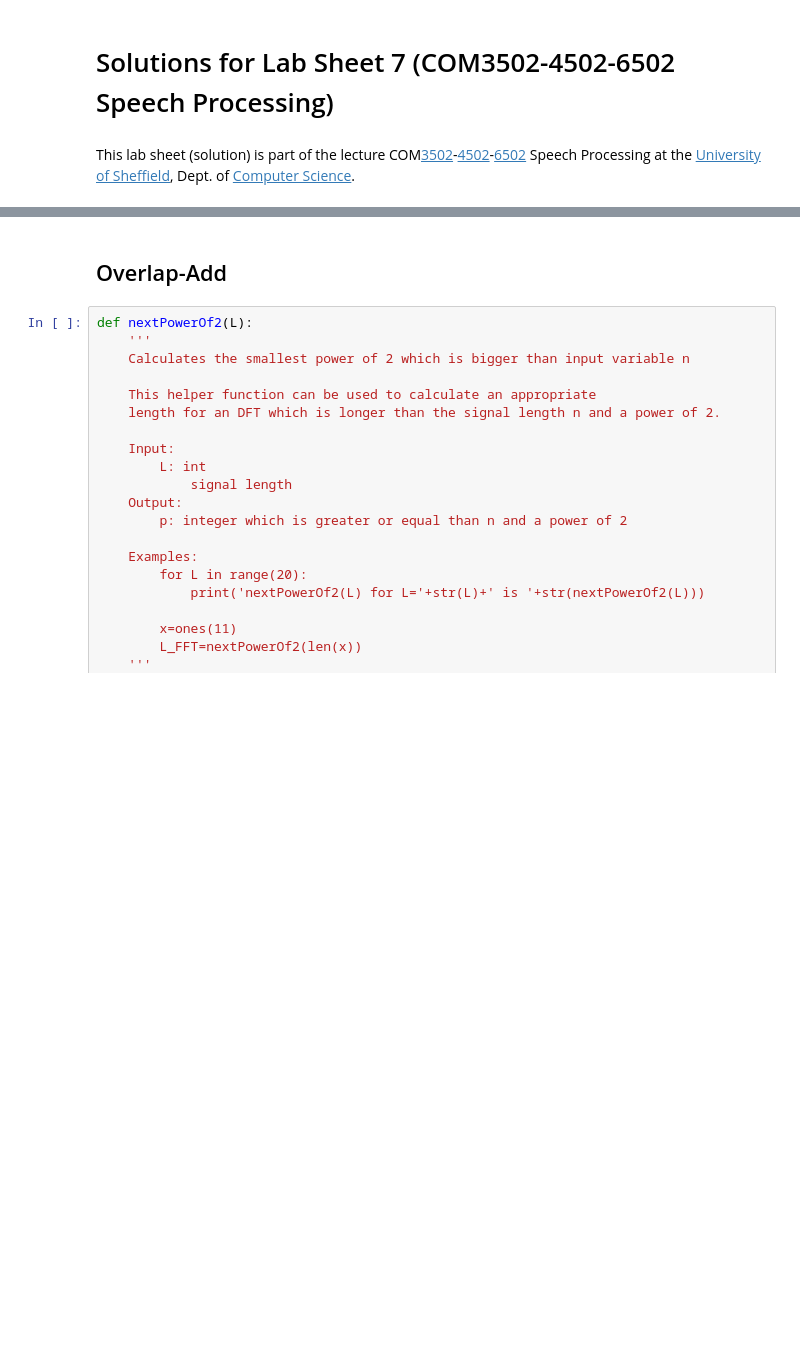
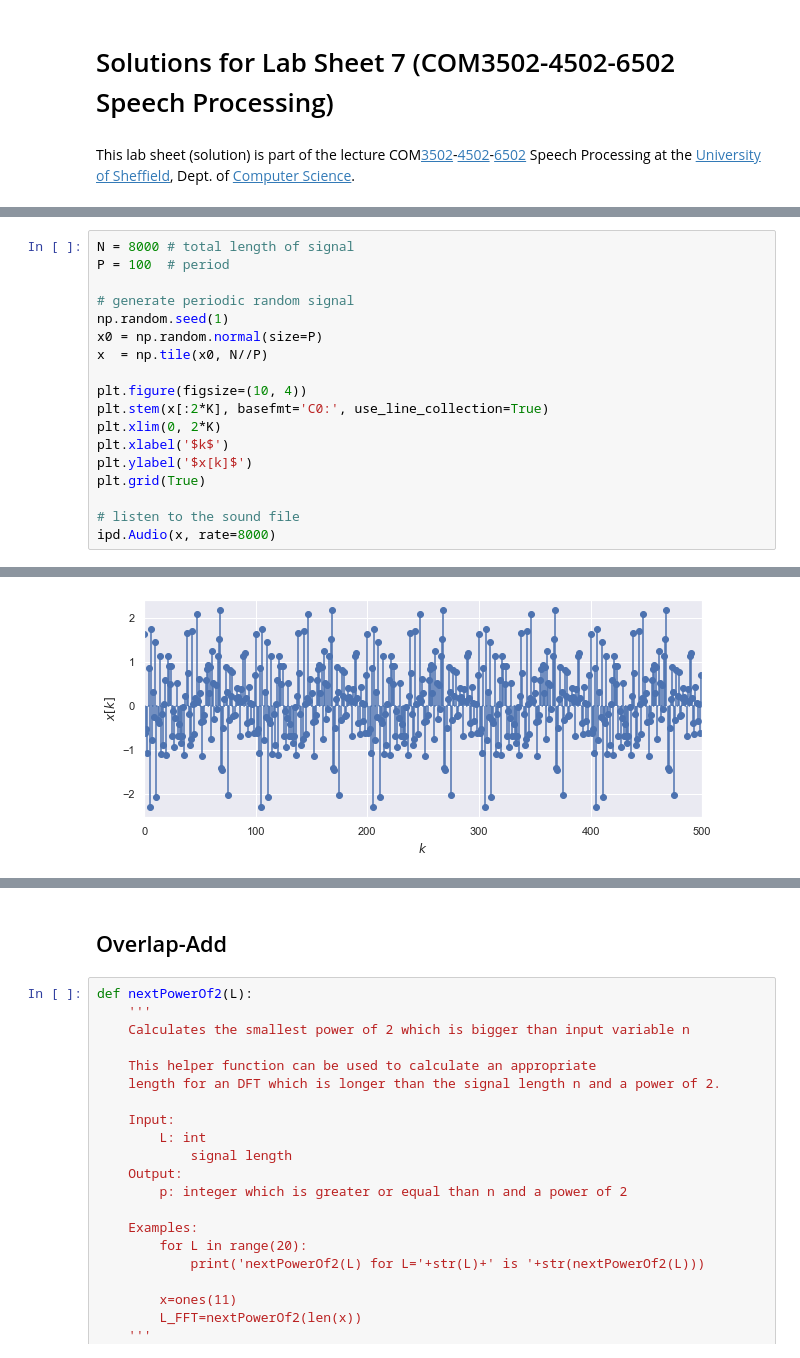
Before and after one commit to sap-shef/SpeechProcesssingLab, a Jupyter notebook: Lab-Sheet-Solutions/Lab-Sheet-7-Solution.ipynb, the cells around one changed output, grey strips where cells are left out. Saved outputs shown, nothing was run; the diff lists cells and outputs as text; blank space fills up the shorter version.

```diff
--- a/Lab-Sheet-Solutions/Lab-Sheet-7-Solution.ipynb
+++ b/Lab-Sheet-Solutions/Lab-Sheet-7-Solution.ipynb
@@ -14,0 +43,19 @@ import numpy as np               # math
+# %%
+N = 8000 # total length of signal
+P = 100  # period
+
+# generate periodic random signal
+np.random.seed(1)
+x0 = np.random.normal(size=P)
+x  = np.tile(x0, N//P)
+
+plt.figure(figsize=(10, 4))
+plt.stem(x[:2*K], basefmt='C0:', use_line_collection=True)
+plt.xlim(0, 2*K)
+plt.xlabel('$k$')
+plt.ylabel('$x[k]$')
+plt.grid(True)
+
+# listen to the sound file
+ipd.Audio(x, rate=8000)
+# %% [output]
@@ -14,0 +63 @@ import numpy as np               # math
+[figure, added]
```
Also changed, not shown: parts of 19 cells of this notebook, 1 other file.
